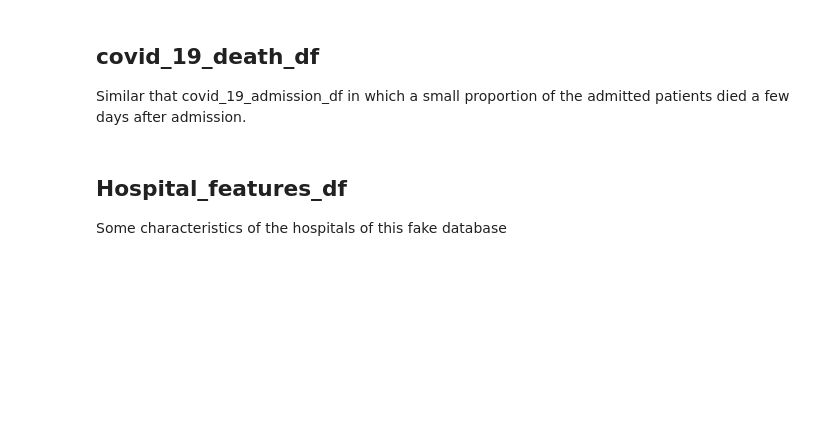
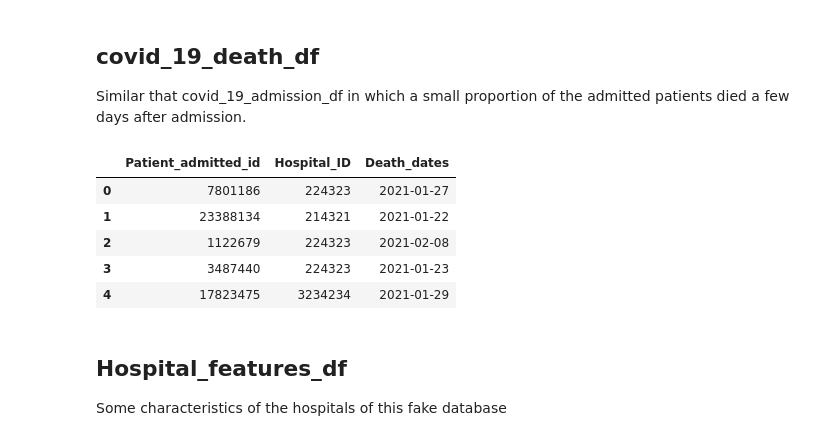
Before and after one commit to Manuel-DominguezCBG/SQL2Dashboard, a Jupyter notebook: Fake_database/1_Creating_the_fake_database.ipynb, the cells around one changed output. Drawn from its saved outputs; the diff is of its cells as text; code cells hidden in the pictures; blank space fills up the shorter version.

```diff
--- a/Fake_database/1_Creating_the_fake_database.ipynb
+++ b/Fake_database/1_Creating_the_fake_database.ipynb
@@ -203,30 +204,37 @@ Similar that covid_19_admission_df in which a small proportion of the admitted p
 # %%
 
 # Crete a dict with ID number and date of admission
 id2date_admission = pd.Series(covid_19_admission_df.Date.values,covid_19_admission_df.Patient_admitted_id.values).to_dict()
 
 # Select the 5% of the total number of items  covid_19_admission_df
 covid_19_admission_length = int(len(covid_19_admission_df)*0.05)
 
 
 #Take the 5% of total number of items
 random_entry = random.sample(list(id2date_admission.items()), k=covid_19_admission_length)
 
 # Populate a new df with the patients who are going to die and their date of admission
 covid_19_death_df = DataFrame (random_entry,columns=['Patient_admitted_id','Date_admission'])
 
 # Now, we suppose they will die a few random days later, between the 3rd and the 20th day after admission for example.
 covid_19_death_df["Death_dates"] = covid_19_death_df["Date_admission"] + timedelta(days=random.randint(3, 20))
 
 # we need the hospital where they were admitted and they died
 covid_19_death_df = covid_19_admission_df.merge(covid_19_death_df, on="Patient_admitted_id")
 
 # Some deletion of the columns I dont need
-covid_19_death_df = covid_19_death_df.drop(['Date',  'Date_admission','Date_discharge' ], axis = 1)
+covid_19_death_df = covid_19_death_df.drop(['Date',  'Date_admission','Discharge_date' ], axis = 1)
 
 # I dont need the date_admission column
 #
 covid_19_death_df
+# %% [output]
+|  | Patient_admitted_id | Hospital_ID | Death_dates |
+| 0 | 7801186 | 224323 | 2021-01-27 |
+| 1 | 23388134 | 214321 | 2021-01-22 |
+| 2 | 1122679 | 224323 | 2021-02-08 |
+| 3 | 3487440 | 224323 | 2021-01-23 |
+| 4 | 17823475 | 3234234 | 2021-01-29 |
 # %% [markdown]
 ## Hospital_features_df
 Some characteristics of the hospitals of this fake database
```
Also changed, not shown: parts of 15 cells of this notebook, 3 other files.
